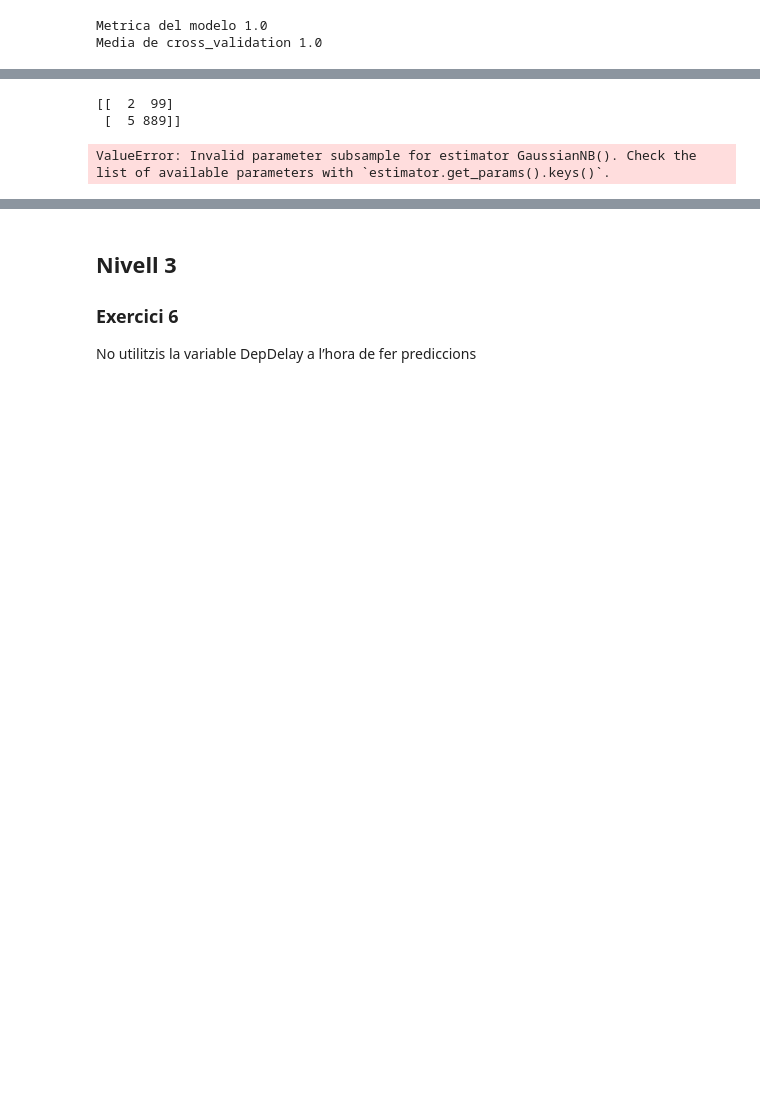
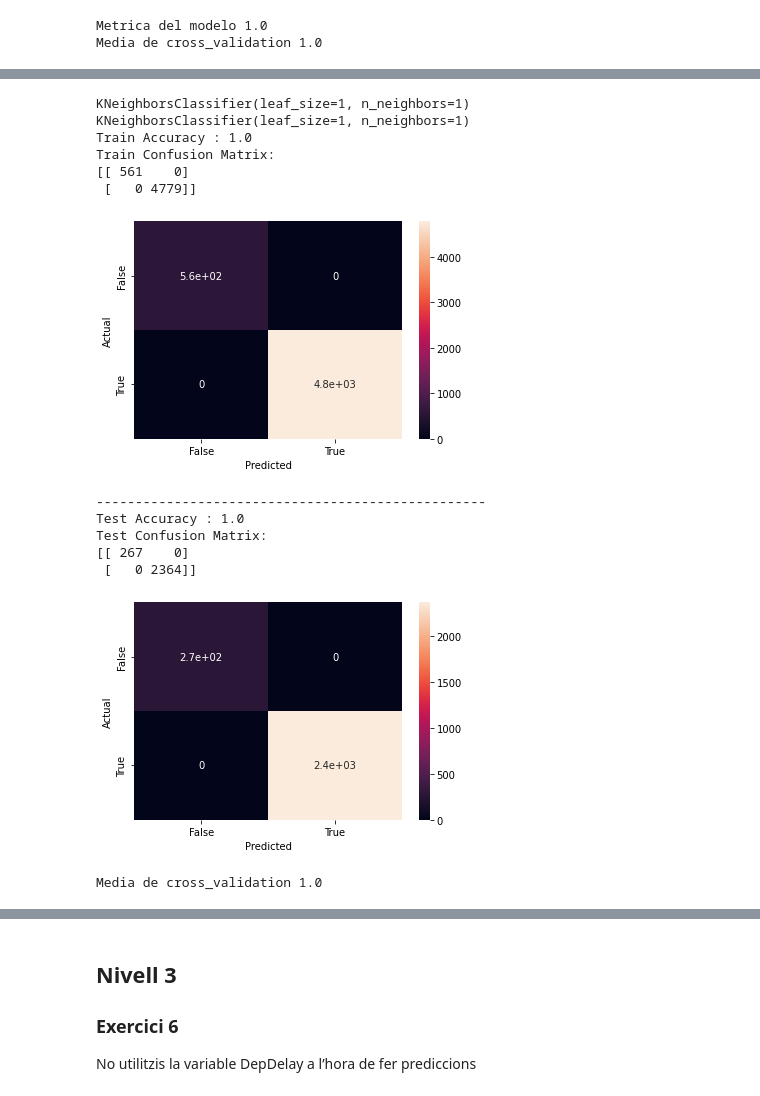
Before and after one commit to mmarcrr/Supervisat_Classificacio, a Jupyter notebook: S10T01.ipynb, the cells around one changed output, grey strips where cells are left out. Saved outputs shown, nothing was run; the diff lists cells and outputs as text; code cells hidden in the pictures; blank space fills up the shorter version.

```diff
--- a/S10T01.ipynb
+++ b/S10T01.ipynb
@@ -143,12 +200,0 @@ plt.show()
-# %%
-from sklearn.neighbors import KNeighborsClassifier
-from sklearn.metrics import confusion_matrix
-knn_classifier = KNeighborsClassifier()
-knn_classifier.fit(X_train, y_train)
-y_pred = knn_classifier.predict(X_test)
-
-score = knn_classifier.score(X_train,y_train)
-print("Metrica del modelo", score)
-
-scores=cross_val_score(knn_classifier, X, y, cv=5, scoring='f1_macro')
-print("Media de cross_validation", scores.mean())
@@ -172,6 +200,0 @@ ValueError: Length of values (1314) does not match length of index (995)
-# %%
-# padronizacao dos valores
-from sklearn.preprocessing import StandardScaler
-sc = StandardScaler()
-X_train = sc.fit_transform(X_train)
-X_test = sc.transform(X_test)
@@ -208,22 +200,0 @@ Realitza algun procés d’enginyeria de variables per millorar-ne la predicció
-# %%
-# importing necessary libraries
-from sklearn import datasets
-from sklearn.metrics import confusion_matrix
-from sklearn.model_selection import train_test_split
-
-
-# training a KNN classifier
-from sklearn.neighbors import KNeighborsClassifier
-knn = KNeighborsClassifier(n_neighbors = 7).fit(X_train, y_train)
-
-# accuracy on X_test
-accuracy = knn.score(X_test, y_test)
-
-
-# creating a confusion matrix
-knn_predictions = knn.predict(X_test)
-cm = confusion_matrix(y_test, knn_predictions)
-print(cm)
-# %% [output]
-[[  2  99]
- [  5 889]]
@@ -240,7 +200,0 @@ param_dic = {
-# %%
-## random search
-random_search = model_selection.RandomizedSearchCV(model,
-       param_distributions=param_dic, n_iter=1000,
-       scoring="accuracy").fit(X_train, y_train)
-# %% [output]
-ValueError: Invalid parameter subsample for estimator GaussianNB(). Check the list of available parameters with `estimator.get_params().keys()`.
@@ -250,0 +201,32 @@ model = random_search.best_estimator_
+# %%
+
+
+parameters = dict(leaf_size= list(range(1,50)), n_neighbors=list(range(1,30)), p=[1,2])
+
+knn_classifier = KNeighborsClassifier()
+
+grid_search = GridSearchCV(knn_classifier, parameters, cv=10)
+
+best_model = grid_search.fit(X_train,y_train)
+print(grid_search.best_estimator_)
+
+kmodel_best = grid_search.best_estimator_
+
+print(kmodel_best)
+
+evaluate_model(model_best,X,y,y_test,y_train,X_test,X_train)
+# %% [output]
+KNeighborsClassifier(leaf_size=1, n_neighbors=1)
+KNeighborsClassifier(leaf_size=1, n_neighbors=1)
+Train Accuracy : 1.0
+Train Confusion Matrix:
+[[ 561    0]
+ [   0 4779]]
+[figure, added]
+--------------------------------------------------
+Test Accuracy : 1.0
+Test Confusion Matrix:
+[[ 267    0]
+ [   0 2364]]
+[figure, added]
+Media de cross_validation 1.0
```
Also changed, not shown: parts of 34 cells of this notebook, 1 other file.
